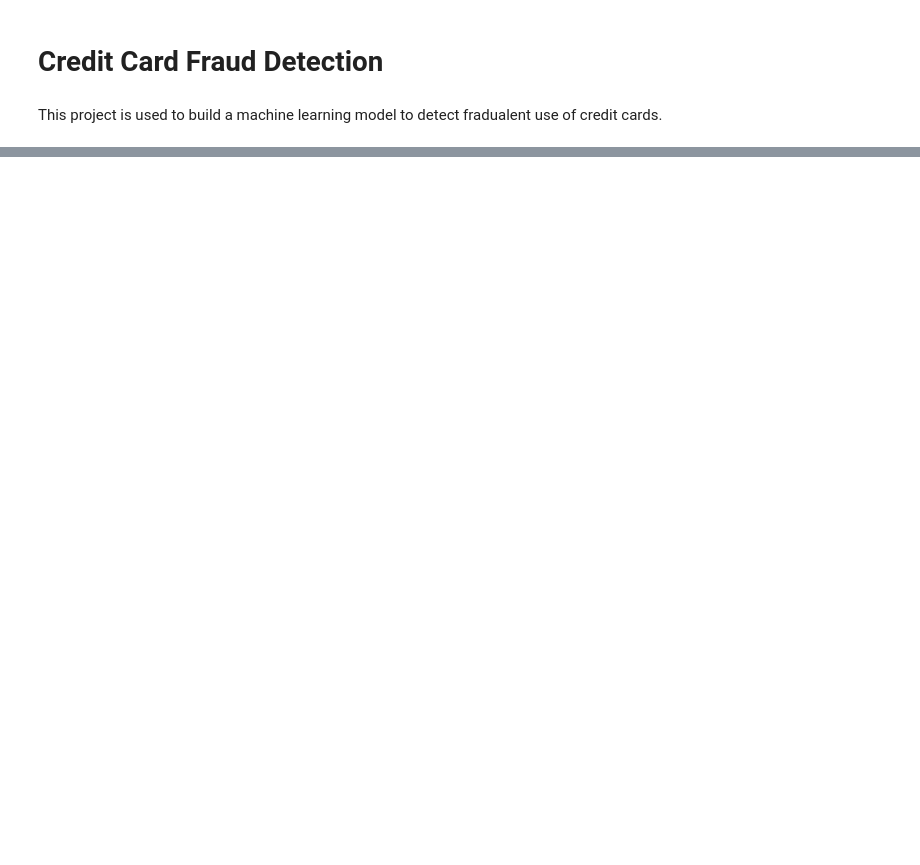
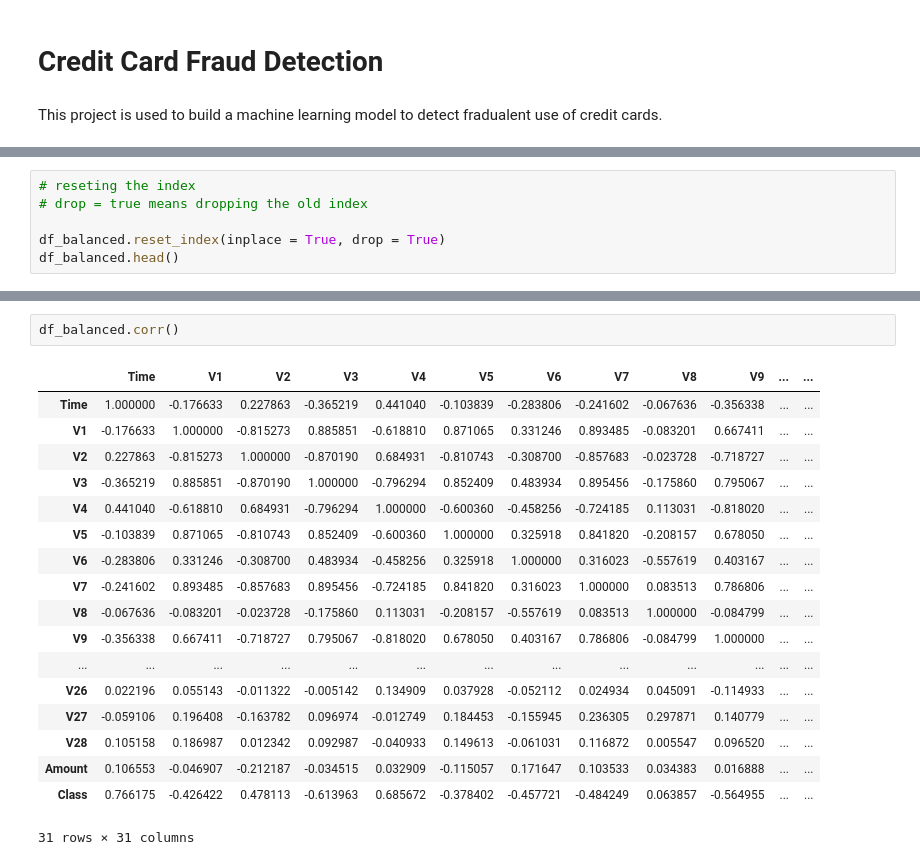
Before and after one commit to ajeymr/Credit-Card-Fraud-Detection, a Jupyter notebook: Credit Card Fraud Detection.ipynb, the cells around one changed output, grey strips where cells are left out. Cells and saved outputs as stored; diff of their text form; blank space fills up the shorter version.

```diff
--- a/Credit Card Fraud Detection.ipynb
+++ b/Credit Card Fraud Detection.ipynb
@@ -30,0 +178,6 @@ df_chunk1.head()
+# %%
+# reseting the index
+# drop = true means dropping the old index
+
+df_balanced.reset_index(inplace = True, drop = True)
+df_balanced.head()
@@ -30,0 +205,21 @@ df_chunk1.head()
+# %%
+df_balanced.corr()
+# %% [output]
+|  | Time | V1 | V2 | V3 | V4 | V5 | V6 | V7 | V8 | V9 | ... | ... |
+| Time | 1.000000 | -0.176633 | 0.227863 | -0.365219 | 0.441040 | -0.103839 | -0.283806 | -0.241602 | -0.067636 | -0.356338 | ... | ... |
+| V1 | -0.176633 | 1.000000 | -0.815273 | 0.885851 | -0.618810 | 0.871065 | 0.331246 | 0.893485 | -0.083201 | 0.667411 | ... | ... |
+| V2 | 0.227863 | -0.815273 | 1.000000 | -0.870190 | 0.684931 | -0.810743 | -0.308700 | -0.857683 | -0.023728 | -0.718727 | ... | ... |
+| V3 | -0.365219 | 0.885851 | -0.870190 | 1.000000 | -0.796294 | 0.852409 | 0.483934 | 0.895456 | -0.175860 | 0.795067 | ... | ... |
+| V4 | 0.441040 | -0.618810 | 0.684931 | -0.796294 | 1.000000 | -0.600360 | -0.458256 | -0.724185 | 0.113031 | -0.818020 | ... | ... |
+| V5 | -0.103839 | 0.871065 | -0.810743 | 0.852409 | -0.600360 | 1.000000 | 0.325918 | 0.841820 | -0.208157 | 0.678050 | ... | ... |
+| V6 | -0.283806 | 0.331246 | -0.308700 | 0.483934 | -0.458256 | 0.325918 | 1.000000 | 0.316023 | -0.557619 | 0.403167 | ... | ... |
+| V7 | -0.241602 | 0.893485 | -0.857683 | 0.895456 | -0.724185 | 0.841820 | 0.316023 | 1.000000 | 0.083513 | 0.786806 | ... | ... |
+| V8 | -0.067636 | -0.083201 | -0.023728 | -0.175860 | 0.113031 | -0.208157 | -0.557619 | 0.083513 | 1.000000 | -0.084799 | ... | ... |
+| V9 | -0.356338 | 0.667411 | -0.718727 | 0.795067 | -0.818020 | 0.678050 | 0.403167 | 0.786806 | -0.084799 | 1.000000 | ... | ... |
+| ... | ... | ... | ... | ... | ... | ... | ... | ... | ... | ... | ... | ... |
+| V26 | 0.022196 | 0.055143 | -0.011322 | -0.005142 | 0.134909 | 0.037928 | -0.052112 | 0.024934 | 0.045091 | -0.114933 | ... | ... |
+| V27 | -0.059106 | 0.196408 | -0.163782 | 0.096974 | -0.012749 | 0.184453 | -0.155945 | 0.236305 | 0.297871 | 0.140779 | ... | ... |
+| V28 | 0.105158 | 0.186987 | 0.012342 | 0.092987 | -0.040933 | 0.149613 | -0.061031 | 0.116872 | 0.005547 | 0.096520 | ... | ... |
+| Amount | 0.106553 | -0.046907 | -0.212187 | -0.034515 | 0.032909 | -0.115057 | 0.171647 | 0.103533 | 0.034383 | 0.016888 | ... | ... |
+| Class | 0.766175 | -0.426422 | 0.478113 | -0.613963 | 0.685672 | -0.378402 | -0.457721 | -0.484249 | 0.063857 | -0.564955 | ... | ... |
+31 rows × 31 columns
```
Also changed, not shown: parts of 22 cells of this notebook.
